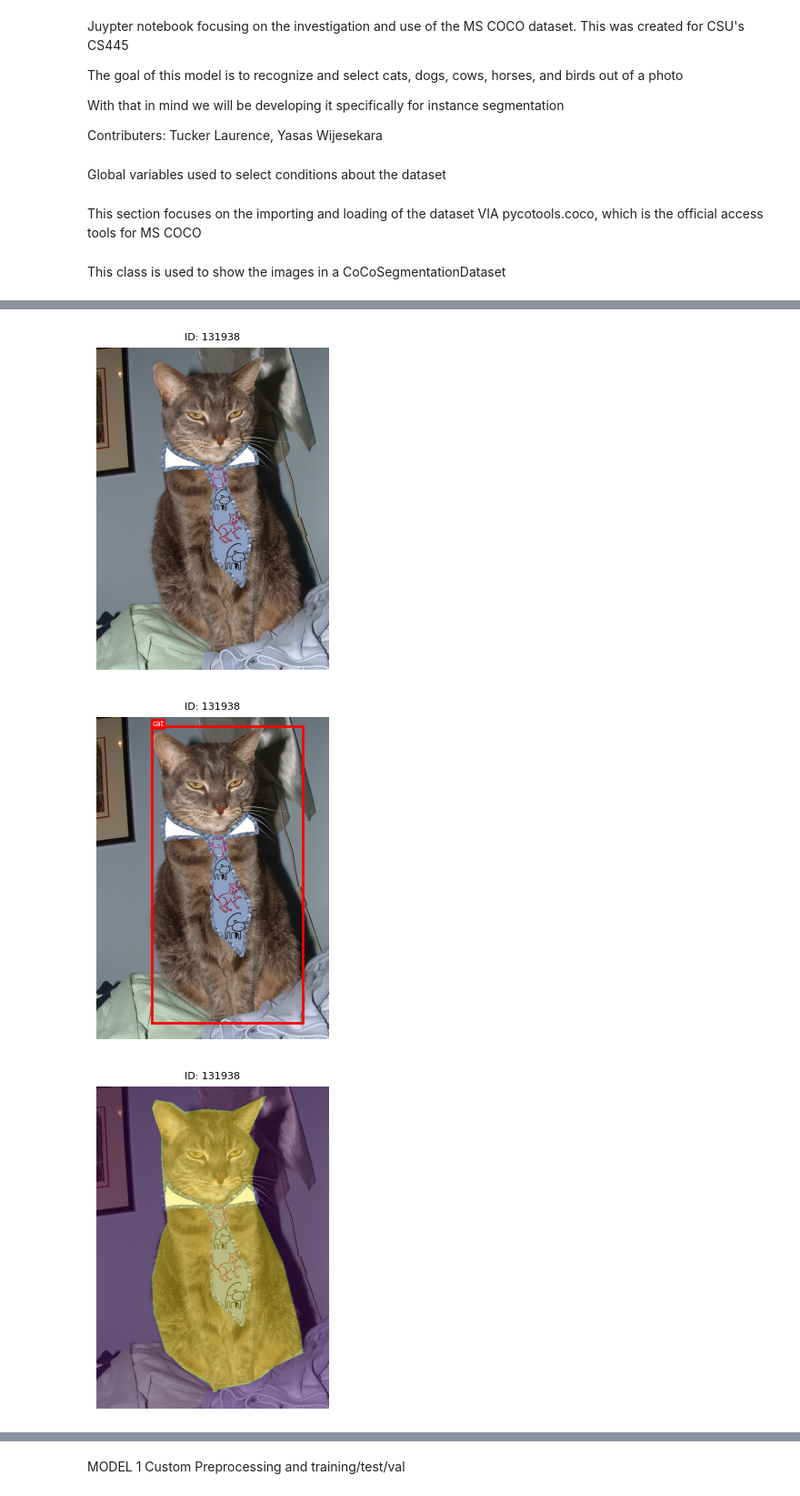
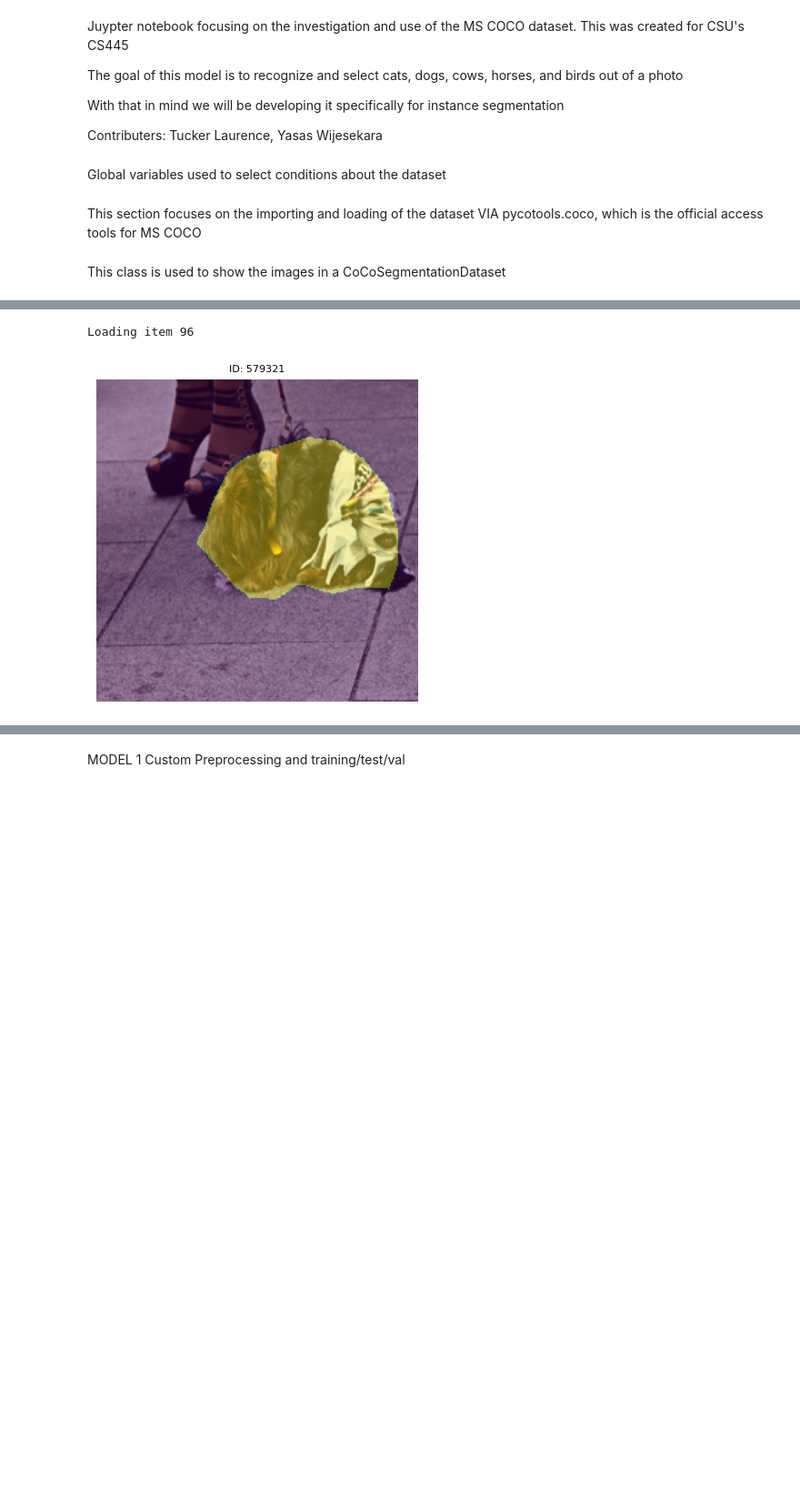
Before and after one commit to yasasawij/CS445-Project, a Jupyter notebook: main.ipynb, the cells around one changed output, grey strips where cells are left out. Shown at 91% size. Cells and saved outputs as stored; diff of their text form; code cells hidden in the pictures; blank space fills up the shorter version.

```diff
--- a/main.ipynb
+++ b/main.ipynb
@@ -28,7 +30,8 @@ train_data_name='train2017'
 val_image_dir = './../datasets/val'
 train_image_dir = './../datasets/train'
 
-relevant_categories = ['cat', 'dog', 'cow', 'horse', 'bird']
+# relevant_categories = ['cat', 'dog', 'cow', 'horse', 'bird']
+relevant_categories = ['dog']
 # %% [markdown]
 This section focuses on the importing and loading of the dataset VIA pycotools.coco, which is the official access tools for MS COCO
 # %%
@@ -277,7 +328,9 @@ class ImageVisualizer():
         ax.imshow(image)
         boxes = target['boxes']
         labels = target['labels']
-        category_names = [dataset.coco.loadCats([label.item()])[0]['name'] for label in labels]
+        category_ids = [dataset.class_to_category_dict[label.item()] for label in labels]
+
+        category_names = [dataset.coco.loadCats([category_id])[0]['name'] for category_id in category_ids]
 
         for box, label, category_name in zip(boxes, labels, category_names):
             x1, y1, x2, y2 = box
@@ -358,15 +413,15 @@ Interfaced with 666 unique images
 # %%
 r_idx = random.randrange(len(val_dataset) - 1)
-visualizer.show_images(val_dataset, r_idx)
-visualizer.show_images(val_dataset, r_idx, mode='boxes')
+val_dataset.normalize = True
+# visualizer.show_images(val_dataset, r_idx)
+# visualizer.show_images(val_dataset, r_idx, mode='boxes')
 visualizer.show_images(val_dataset, r_idx, mode='masks')
 
-val_dataset.normalize = True
-visualizer.show_images(val_dataset, r_idx)
-visualizer.show_images(val_dataset, r_idx, mode='boxes')
-visualizer.show_images(val_dataset, r_idx, mode='masks')
-val_dataset.normalize = False
+# val_dataset.normalize = True
+# visualizer.show_images(val_dataset, r_idx)
+# visualizer.show_images(val_dataset, r_idx, mode='boxes')
+# visualizer.show_images(val_dataset, r_idx, mode='masks')
+# val_dataset.normalize = False
 # %% [output]
+Loading item 96
-[figure, old version]
+[figure, new version]
-[figure, removed]
-[figure, removed]
```
Also changed, not shown: parts of 14 cells of this notebook.
